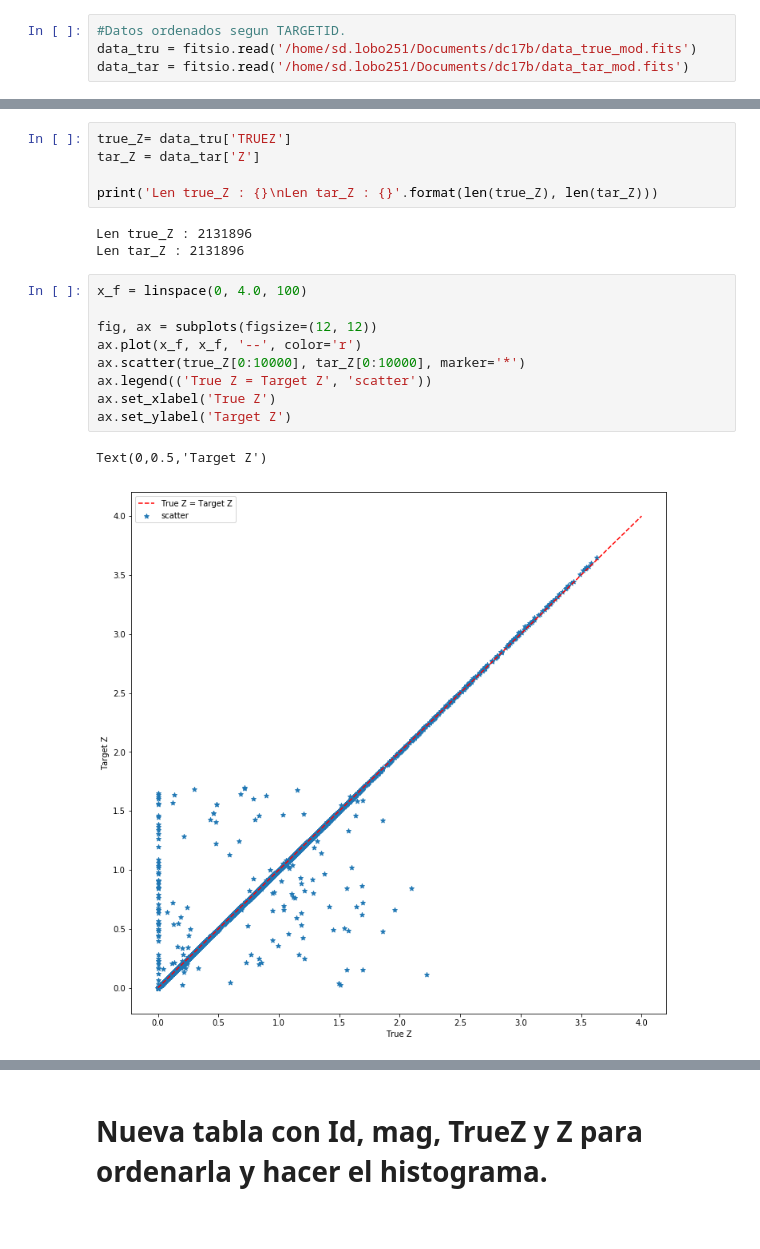
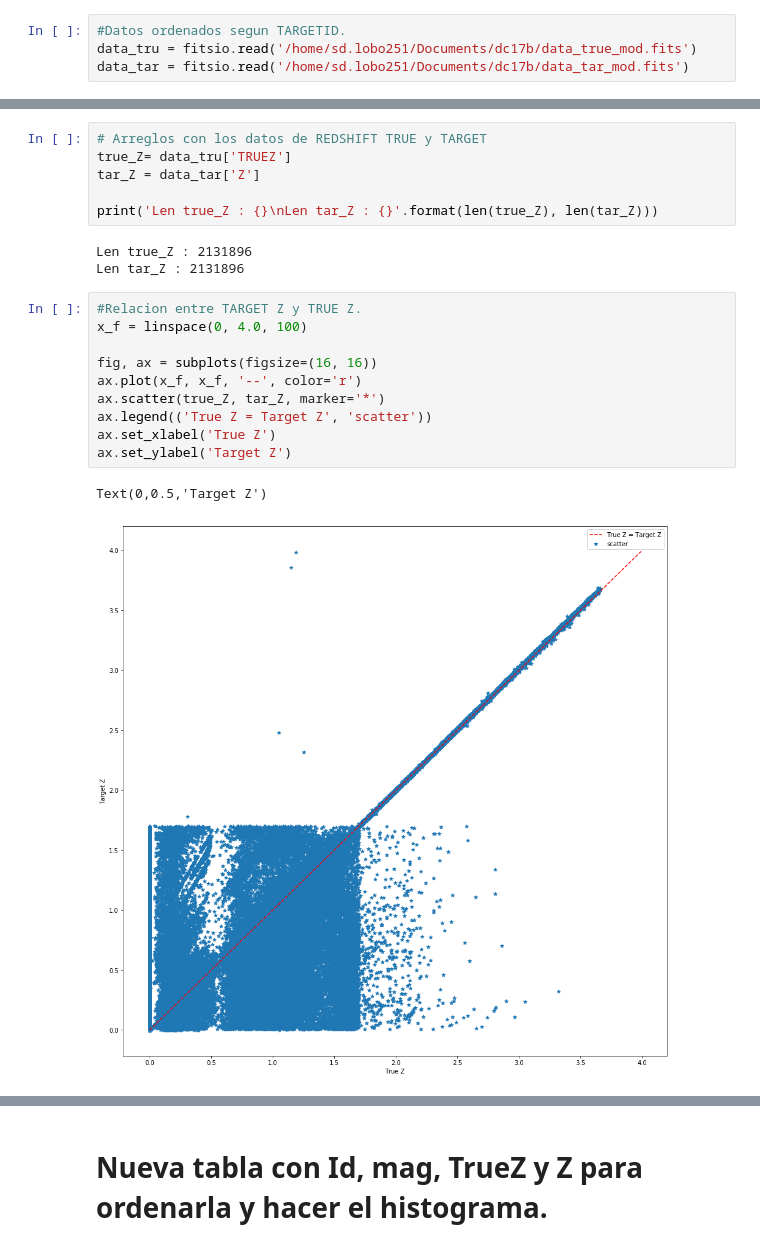
Before and after one commit to sergiolobo26/Monograf-aRedshiftML, a Jupyter notebook: Magnitud_Z.ipynb, the cells around one changed output, grey strips where cells are left out. Saved outputs shown, nothing was run; the diff lists cells and outputs as text.

```diff
--- a/Magnitud_Z.ipynb
+++ b/Magnitud_Z.ipynb
@@ -53,6 +53,7 @@ SPECTYPE
 SUBTYPE
 DELTACHI2
 # %%
+# Arreglos con los datos de REDSHIFT TRUE y TARGET
 true_Z= data_tru['TRUEZ']
 tar_Z = data_tar['Z']
 
@@ -61,15 +62,16 @@ print('Len true_Z : {}\nLen tar_Z : {}'.format(len(true_Z), len(tar_Z)))
 Len true_Z : 2131896
 Len tar_Z : 2131896
 # %%
+#Relacion entre TARGET Z y TRUE Z.
 x_f = linspace(0, 4.0, 100)
 
-fig, ax = subplots(figsize=(12, 12))
+fig, ax = subplots(figsize=(16, 16))
 ax.plot(x_f, x_f, '--', color='r')
-ax.scatter(true_Z[0:10000], tar_Z[0:10000], marker='*')
+ax.scatter(true_Z, tar_Z, marker='*')
 ax.legend(('True Z = Target Z', 'scatter'))
 ax.set_xlabel('True Z')
 ax.set_ylabel('Target Z')
 # %% [output]
 Text(0,0.5,'Target Z')
-[figure, old version]
+[figure, new version]
 # %%
```
Also changed, not shown: parts of 27 cells of this notebook.
